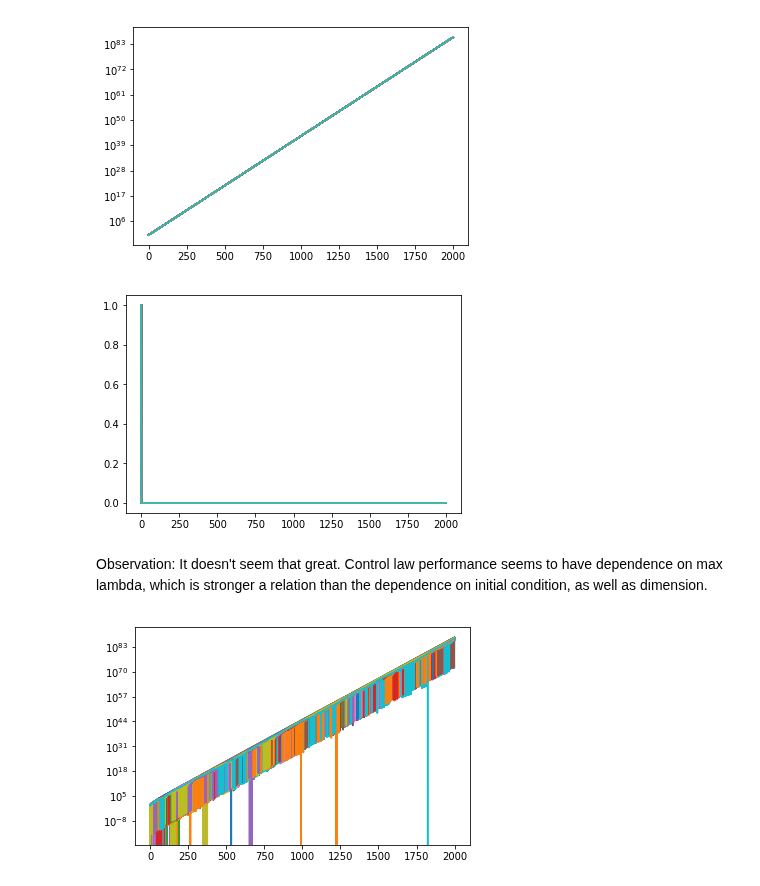
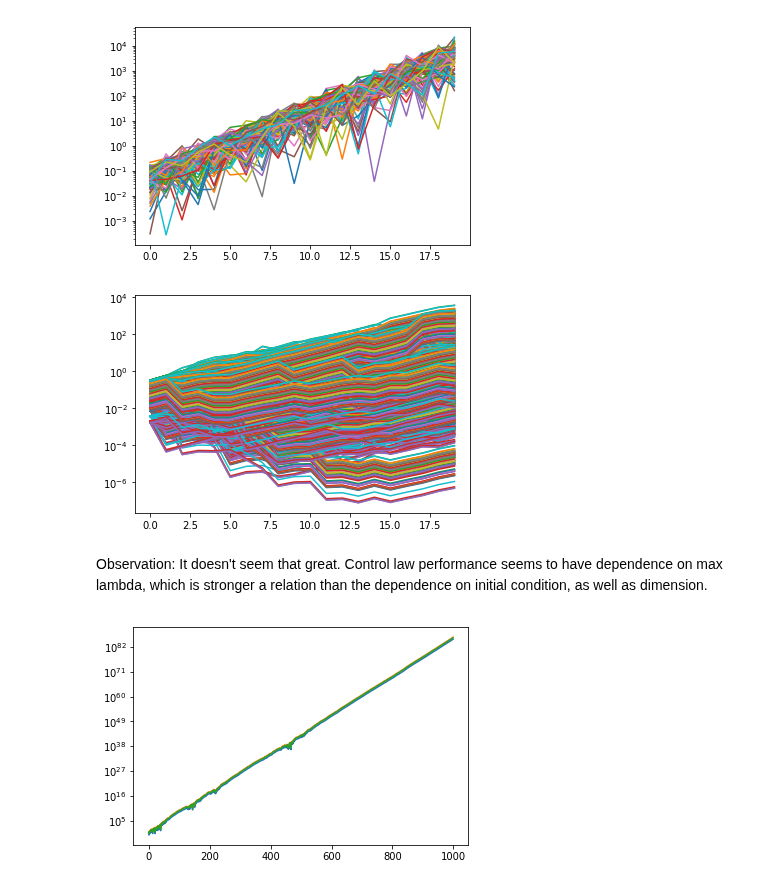
Before and after one commit to rahularya50/control-proj, a Jupyter notebook: Jupyter Notebooks/Control Law.ipynb, the cells around one changed output. Cells and saved outputs as stored; diff of their text form; code cells hidden in the pictures.

```diff
--- a/Jupyter Notebooks/Control Law.ipynb
+++ b/Jupyter Notebooks/Control Law.ipynb
@@ -8,12 +8,12 @@ import matplotlib.pyplot as plt
 from linalg_helper import *
 from plot_helper import *
 # %%
-dim = 1
-N = 2000
+dim = 100
+N = 20
 trials = 100
 is_aligned_with_max_eigvec = True;
 # %%
-A = make_random_diagonal_matrix(dim, 1.1, 0.1, 1)
+A = make_random_diagonal_matrix(dim, 1.8, 0.0, 1)
 Q = make_random_subspace(dim, dim)
 A_bar = Q @ A @ Q.T
 
@@ -24,7 +24,9 @@ max_eig_index = max(zip(range(dim), np.diagonal(A)), key=lambda x: x[1])[0]
 max_eigvec = np.array(Q[:,max_eig_index])
 max_eig = np.diag(A)[max_eig_index]
 
-K = -A_bar * dim
+max_eig_mat = max_eig * np.outer(max_eigvec, max_eigvec)
+
+K = - (dim + 2)/3 * max_eig_mat
 
 if is_aligned_with_max_eigvec:
     x_init = np.array(max_eigvec)
@@ -55,13 +66,13 @@ plt.yscale('log');
 
 x_cont = np.array([simulate_controlled_response(A_bar, N, x_init, obs_trial_law(obs_vecs, i)) for i in range(trials)])
 # %% [output]
-[figure, old version]
+[figure, new version]
 # %%
 for i in range(trials):
     plt.plot(abs(x_cont[i,:,:]))
-    #plt.yscale('log');
+    plt.yscale('log');
 # %% [output]
-[figure, old version]
+[figure, new version]
 # %% [markdown]
 Observation: It doesn't seem that great. Control law performance seems to have dependence on max lambda, which is stronger a relation than the dependence on initial condition, as well as dimension.
 # %%
@@ -78,4 +89,4 @@ for i in range(trials):
     plt.plot(abs(x_cont2[i,:,:]))
     plt.yscale('log');
 # %% [output]
-[figure, old version]
+[figure, new version]
```
Also changed, not shown: parts of 1 cell of this notebook, 4 other files.
